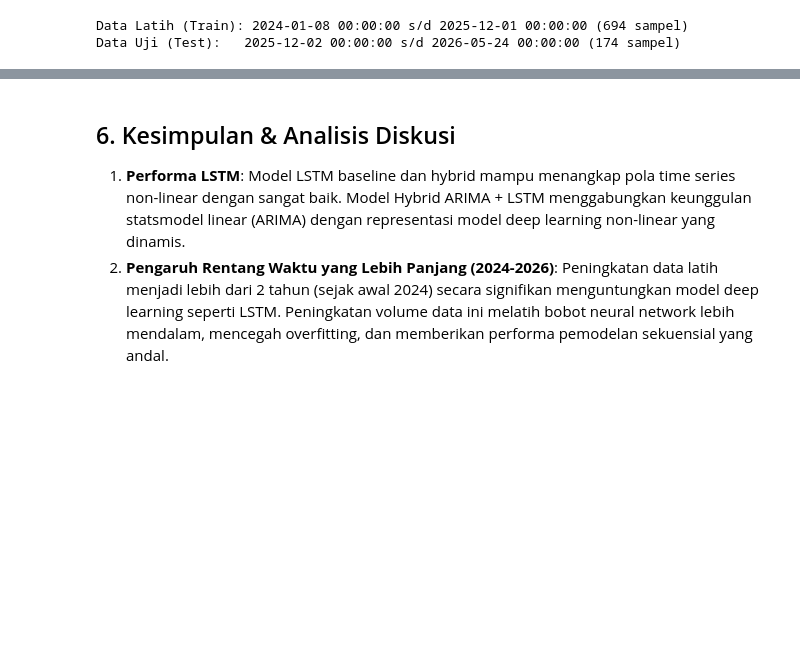
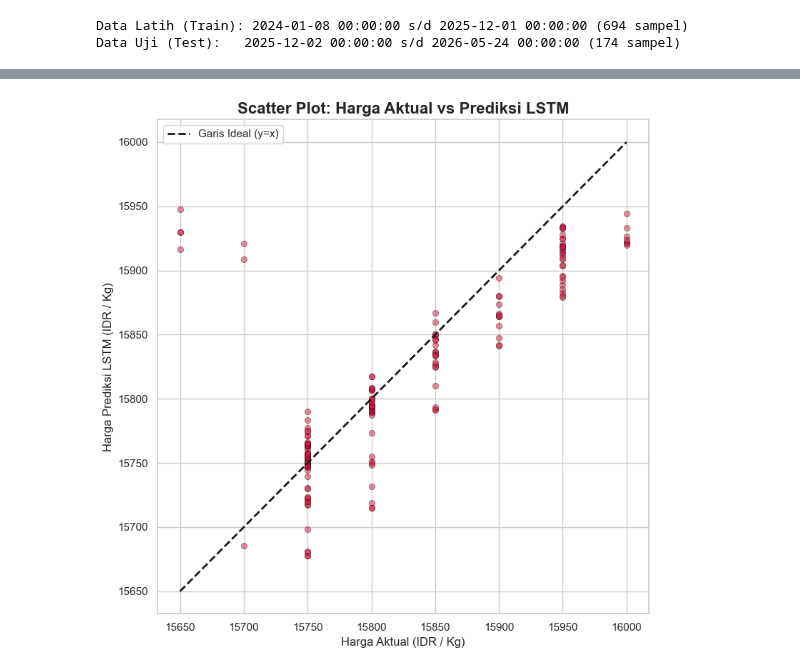
Before and after one commit to raflyherdianto/capstone-pijak, a Jupyter notebook: eksplorasi-model/Eksplorasi_LSTM.ipynb, the cells around one changed output, grey strips where cells are left out. Drawn from its saved outputs; the diff is of its cells as text; code cells hidden in the pictures; blank space fills up the shorter version.

```diff
--- a/eksplorasi-model/Eksplorasi_LSTM.ipynb
+++ b/eksplorasi-model/Eksplorasi_LSTM.ipynb
@@ -408,0 +435,25 @@ Tabel Evaluasi Kinerja Model:
+# %%
+# Menghitung metrik evaluasi
+y_actual = df_test_eval['Price'].values
+y_predicted = df_test_eval['LSTM_Prediction'].values
+
+mae = mean_absolute_error(y_actual, y_predicted)
+rmse = np.sqrt(mean_squared_error(y_actual, y_predicted))
+mape = np.mean(np.abs((y_actual - y_predicted) / y_actual)) * 100
+r2 = r2_score(y_actual, y_predicted)
+
+print('=' * 50)
+print('  EVALUASI MODEL LSTM')
+print('=' * 50)
+print(f'  MAE  : {mae:.2f} IDR')
+print(f'  RMSE : {rmse:.2f} IDR')
+print(f'  MAPE : {mape:.4f} %')
+print(f'  R²   : {r2:.6f}')
+print('=' * 50)
+
+# Tampilkan sebagai DataFrame
+df_metrics = pd.DataFrame({
+    'Metrik': ['MAE', 'RMSE', 'MAPE (%)', 'R² Score'],
+    'Nilai': [f'{mae:.2f}', f'{rmse:.2f}', f'{mape:.4f}', f'{r2:.6f}']
+})
+df_metrics
@@ -425,4 +490,13 @@ plt.show()
-# %% [markdown]
-## 6. Kesimpulan & Analisis Diskusi
-1. **Performa LSTM**: Model LSTM baseline dan hybrid mampu menangkap pola time series non-linear dengan sangat baik. Model Hybrid ARIMA + LSTM menggabungkan keunggulan statsmodel linear (ARIMA) dengan representasi model deep learning non-linear yang dinamis.
-2. **Pengaruh Rentang Waktu yang Lebih Panjang (2024-2026)**: Peningkatan data latih menjadi lebih dari 2 tahun (sejak awal 2024) secara signifikan menguntungkan model deep learning seperti LSTM. Peningkatan volume data ini melatih bobot neural network lebih mendalam, mencegah overfitting, dan memberikan performa pemodelan sekuensial yang andal.
+# %%
+# Scatter Plot: Aktual vs Prediksi
+plt.figure(figsize=(8, 8))
+plt.scatter(y_actual, y_predicted, alpha=0.5, color='crimson', edgecolors='black', linewidth=0.5)
+plt.plot([y_actual.min(), y_actual.max()], [y_actual.min(), y_actual.max()], 'k--', linewidth=2, label='Garis Ideal (y=x)')
+plt.title('Scatter Plot: Harga Aktual vs Prediksi LSTM', fontsize=16, fontweight='bold')
+plt.xlabel('Harga Aktual (IDR / Kg)', fontsize=12)
+plt.ylabel('Harga Prediksi LSTM (IDR / Kg)', fontsize=12)
+plt.legend(fontsize=11)
+plt.tight_layout()
+plt.show()
+# %% [output]
+[figure, added]
```
Also changed, not shown: parts of 17 cells of this notebook.
